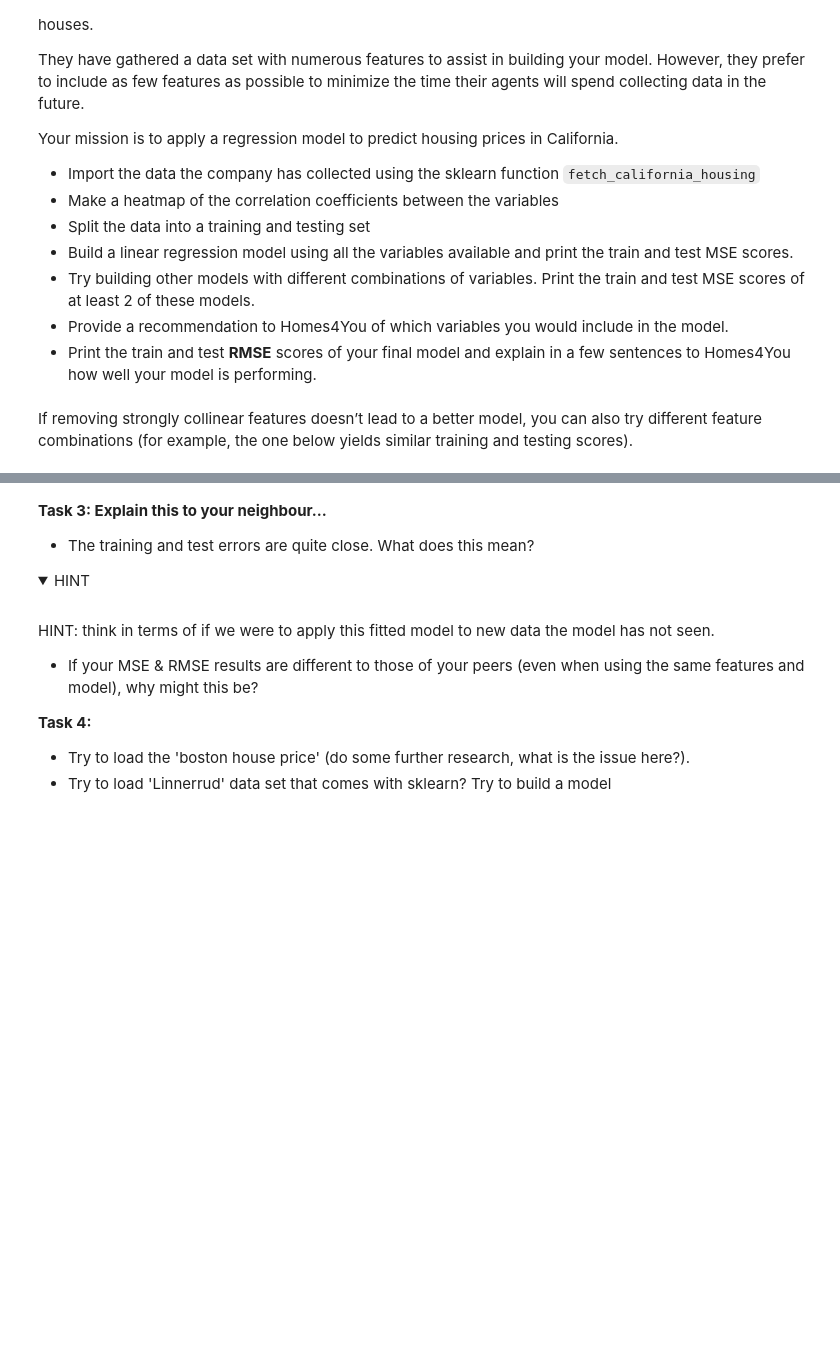
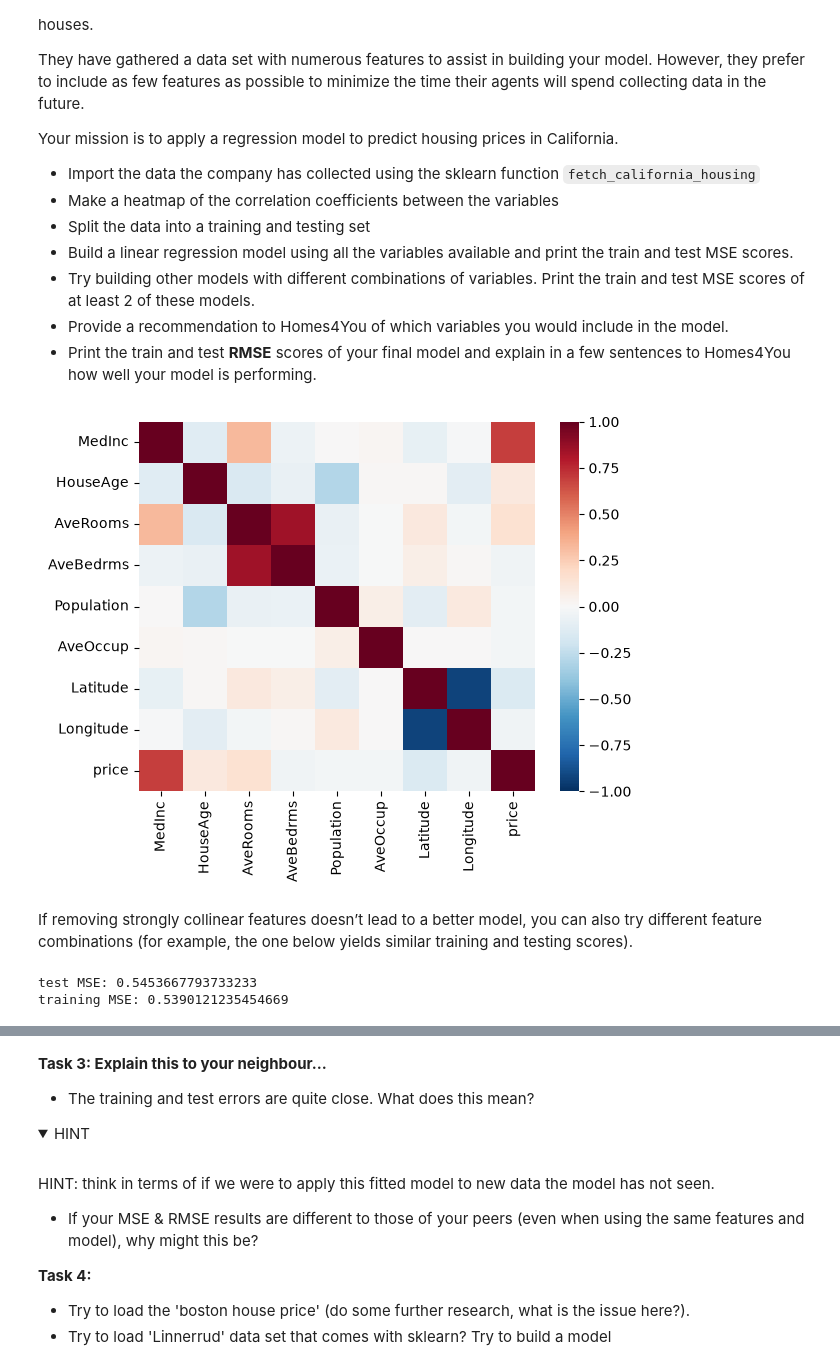
Before and after one commit to srcccninta/RegLin, a Jupyter notebook: RL_Ressources/Notebooks/02b-LinearRegressionForPrediction.ipynb, the cells around one changed output, grey strips where cells are left out. Cells and saved outputs as stored; diff of their text form; code cells hidden in the pictures; folded sections open; blank space fills up the shorter version.

```diff
--- a/RL_Ressources/Notebooks/02b-LinearRegressionForPrediction.ipynb
+++ b/RL_Ressources/Notebooks/02b-LinearRegressionForPrediction.ipynb
@@ -239,2 +258,20 @@ Your mission is to apply a regression model to predict housing prices in Califor
+# %%
+#### your solution here
+import pandas as pd
+from sklearn.datasets import fetch_california_housing
+california = fetch_california_housing()
+
+
+X1 = pd.DataFrame(california.data, columns=california.feature_names)
+y = california.target
+
+# Correlation matrix
+df = pd.concat([X1, pd.Series(y)], axis=1)
+df = df.rename(columns={0:'price'})
+
+import seaborn as sns
+_ = sns.heatmap(df.corr(), cmap="RdBu_r", vmin=-1, vmax=1)
+# %% [output]
+[figure, added]
 # %% [markdown]
 If removing strongly collinear features doesn’t lead to a better model, you can also try different feature combinations (for example, the one below yields similar training and testing scores).
@@ -243,0 +278,27 @@ to_drop = ['AveRooms', 'AveBedrms', 'Population', 'AveOccup']
+# %%
+# Leave out these columns and then compute the training and testing MSE
+to_drop = ['AveRooms', 'AveBedrms', 'Population', 'AveOccup']
+X = X1.copy().drop(to_drop, axis=1)
+
+from sklearn.model_selection import train_test_split
+X_train, X_test, y_train, y_test = train_test_split(X, y, random_state = 18)
+
+from sklearn.linear_model import LinearRegression
+
+# fit model to training data
+model = LinearRegression()
+model.fit(X_train, y_train)
+
+# predict y values for testing data set
+y_pred_test = model.predict(X_test)
+
+# evaluate MSE
+mse_test = mean_squared_error(y_test, y_pred_test)
+print('test MSE: {0}'.format(mse_test))
+
+y_pred_train = model.predict(X_train)
+mse_train = mean_squared_error(y_train, y_pred_train)
+print('training MSE: {0}'.format(mse_train))
+# %% [output]
+test MSE: 0.5453667793733233
+training MSE: 0.5390121235454669
```
Also changed, not shown: parts of 13 cells of this notebook.
